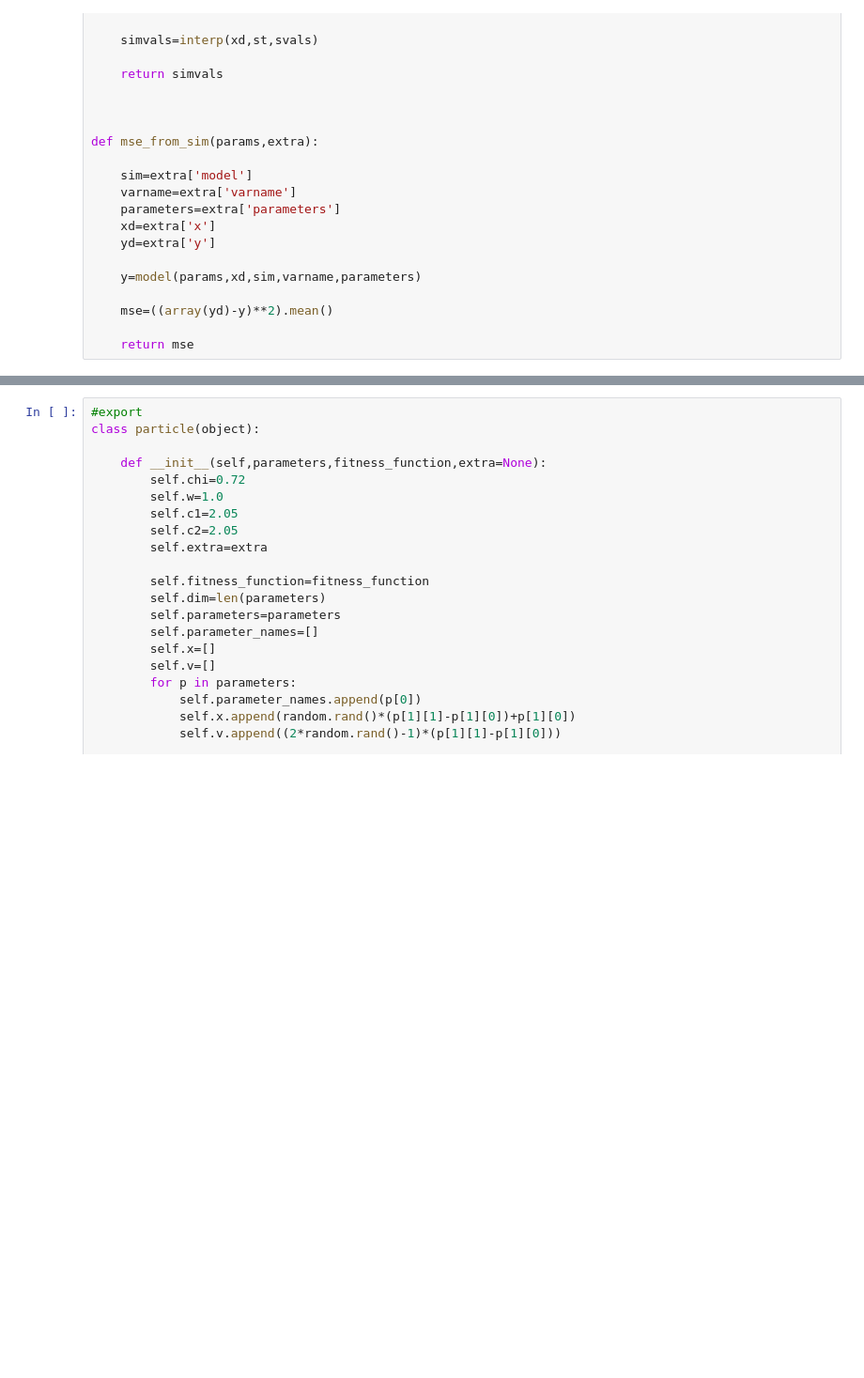
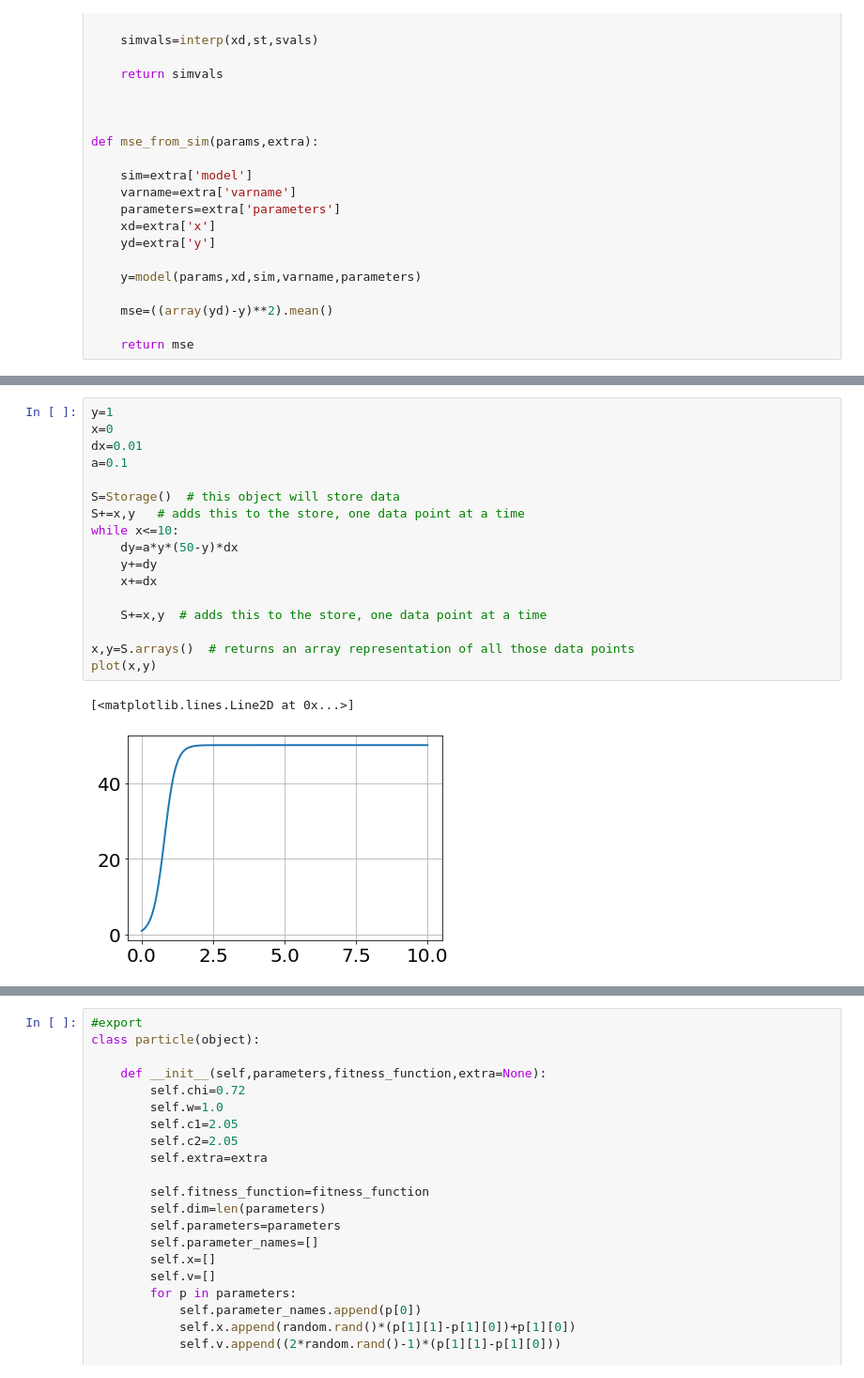
Before and after one commit to bblais/pyndamics3, a Jupyter notebook: 00_core.ipynb, the cells around one changed output, grey strips where cells are left out. Shown at 94% size. Drawn from its saved outputs; the diff is of its cells as text; blank space fills up the shorter version.

Commit message:
added storage

```diff
--- a/00_core.ipynb
+++ b/00_core.ipynb
@@ -1354,0 +1394,20 @@ def mse_from_sim(params,extra):
+# %%
+y=1
+x=0
+dx=0.01
+a=0.1
+
+S=Storage()  # this object will store data
+S+=x,y   # adds this to the store, one data point at a time
+while x<=10:
+    dy=a*y*(50-y)*dx
+    y+=dy
+    x+=dx
+
+    S+=x,y  # adds this to the store, one data point at a time
+
+x,y=S.arrays()  # returns an array representation of all those data points
+plot(x,y)
+# %% [output]
+[<matplotlib.lines.Line2D at 0x...>]
+[figure, added]
```
Also changed, not shown: parts of 3 cells of this notebook, 6 other files.
